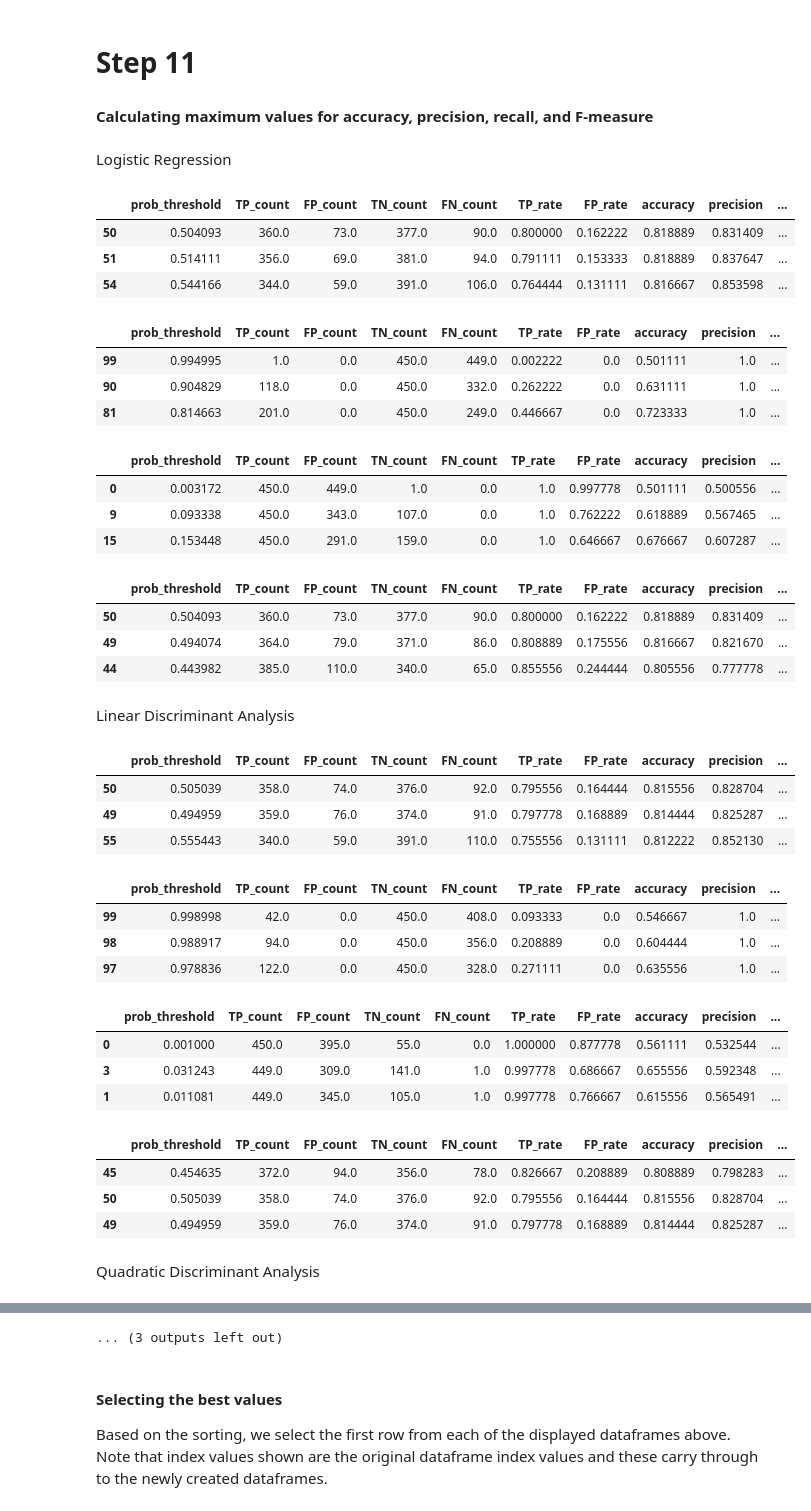
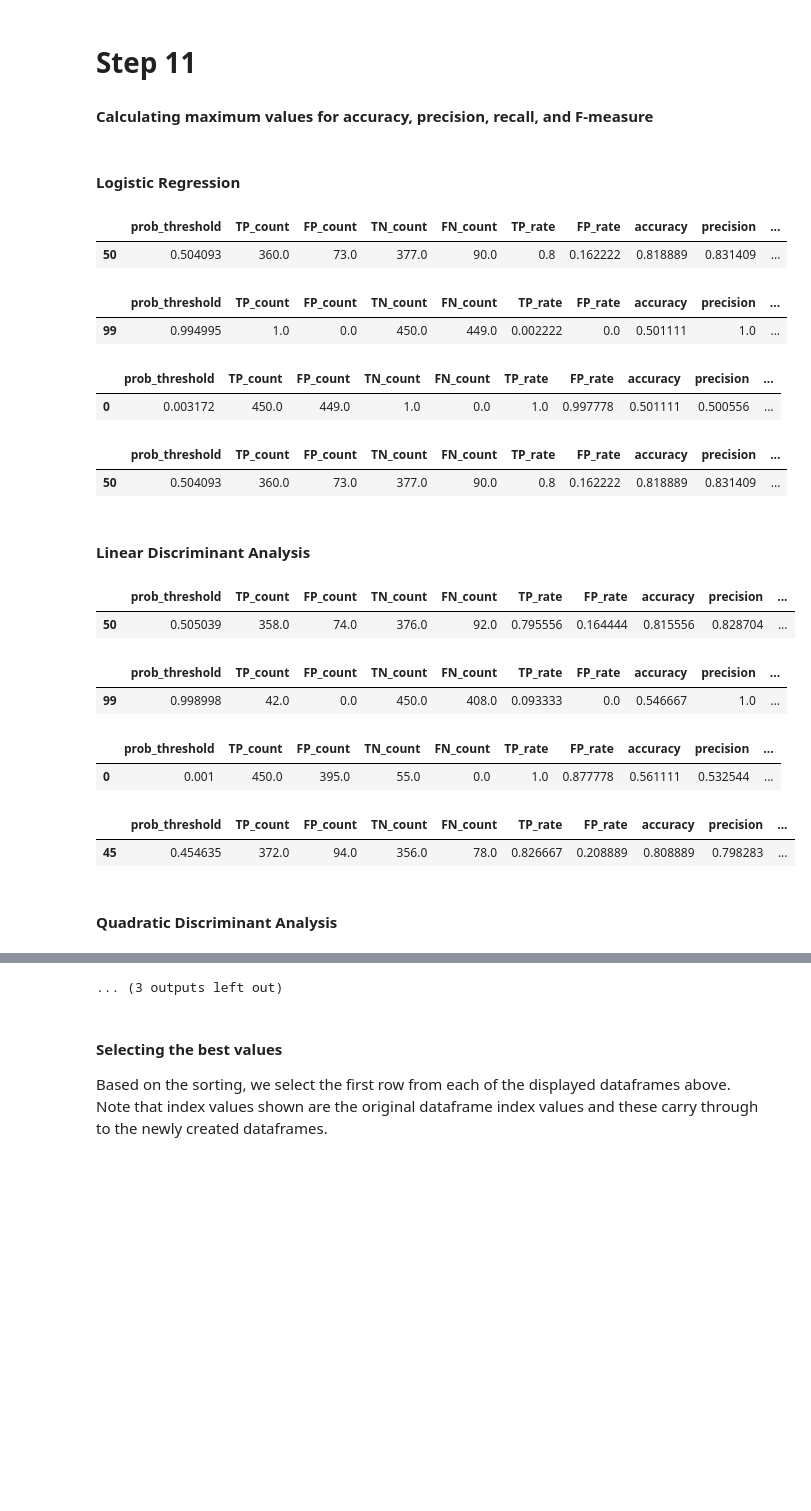
Before and after one commit to mwnewlin/AFIT, a Jupyter notebook: CSCE 623/code/HW2/NEWLIN_HW2.ipynb, the cells around one changed output, grey strips where cells are left out. Drawn from its saved outputs; the diff is of its cells as text; code cells hidden in the pictures; blank space fills up the shorter version.

```diff
--- a/CSCE 623/code/HW2/NEWLIN_HW2.ipynb
+++ b/CSCE 623/code/HW2/NEWLIN_HW2.ipynb
@@ -704,73 +689,57 @@ print(qda_area)
 #### Calculating maximum values for accuracy, precision, recall, and F-measure
 # %%
 # Logistic Regression Max values
-display(md("Logistic Regression"))
+display(md("#### Logistic Regression"))
 ROC_data_lr_acc = ROC_data_lr.sort_values(by='accuracy', ascending=False)
-display(ROC_data_lr_acc.head(3))
+display(ROC_data_lr_acc.head(1))
 ROC_data_lr_prec = ROC_data_lr.sort_values(by='precision', ascending=False)
-display(ROC_data_lr_prec.head(3))
+display(ROC_data_lr_prec.head(1))
 ROC_data_lr_recall = ROC_data_lr.sort_values(by='TP_rate', ascending=False)
-display(ROC_data_lr_recall.head(3))
+display(ROC_data_lr_recall.head(1))
 ROC_data_lr_f_measure = ROC_data_lr.sort_values(by='F-measure', ascending=False)
-display(ROC_data_lr_f_measure.head(3))
+display(ROC_data_lr_f_measure.head(1))
 print('\n')
 
 # Linear Discriminant Analysis Max values
-display(md("Linear Discriminant Analysis"))
+display(md("#### Linear Discriminant Analysis"))
 ROC_data_lda_acc = ROC_data_lda.sort_values(by='accuracy', ascending=False)
-display(ROC_data_lda_acc.head(3))
+display(ROC_data_lda_acc.head(1))
 ROC_data_lda_prec = ROC_data_lda.sort_values(by='precision', ascending=False)
-display(ROC_data_lda_prec.head(3))
+display(ROC_data_lda_prec.head(1))
 ROC_data_lda_recall = ROC_data_lda.sort_values(by='TP_rate', ascending=False)
-display(ROC_data_lda_recall.head(3))
+display(ROC_data_lda_recall.head(1))
 ROC_data_lda_f_measure = ROC_data_lda.sort_values(by='F-measure', ascending=False)
-display(ROC_data_lda_f_measure.head(3))
+display(ROC_data_lda_f_measure.head(1))
 print('\n')
 
 # Quadratic Discriminant Analysis Max values
-display(md("Quadratic Discriminant Analysis"))
+display(md("#### Quadratic Discriminant Analysis"))
 ROC_data_qda_acc = ROC_data_qda.sort_values(by='accuracy', ascending=False)
-display(ROC_data_qda_acc.head(3))
+display(ROC_data_qda_acc.head(1))
 ROC_data_qda_prec = ROC_data_qda.sort_values(by='precision', ascending=False)
-display(ROC_data_qda_prec.head(3))
+display(ROC_data_qda_prec.head(1))
 ROC_data_qda_recall = ROC_data_qda.sort_values(by='TP_rate', ascending=False)
-display(ROC_data_qda_recall.head(3))
+display(ROC_data_qda_recall.head(1))
 ROC_data_qda_f_measure = ROC_data_qda.sort_values(by='F-measure', ascending=False)
-display(ROC_data_qda_f_measure.head(3))
+display(ROC_data_qda_f_measure.head(1))
 # %% [output]
-Logistic Regression
+#### Logistic Regression
 |  | prob_threshold | TP_count | FP_count | TN_count | FN_count | TP_rate | FP_rate | accuracy | precision | ... |
-| 50 | 0.504093 | 360.0 | 73.0 | 377.0 | 90.0 | 0.800000 | 0.162222 | 0.818889 | 0.831409 | ... |
-| 51 | 0.514111 | 356.0 | 69.0 | 381.0 | 94.0 | 0.791111 | 0.153333 | 0.818889 | 0.837647 | ... |
-| 54 | 0.544166 | 344.0 | 59.0 | 391.0 | 106.0 | 0.764444 | 0.131111 | 0.816667 | 0.853598 | ... |
+| 50 | 0.504093 | 360.0 | 73.0 | 377.0 | 90.0 | 0.8 | 0.162222 | 0.818889 | 0.831409 | ... |
 |  | prob_threshold | TP_count | FP_count | TN_count | FN_count | TP_rate | FP_rate | accuracy | precision | ... |
 | 99 | 0.994995 | 1.0 | 0.0 | 450.0 | 449.0 | 0.002222 | 0.0 | 0.501111 | 1.0 | ... |
-| 90 | 0.904829 | 118.0 | 0.0 | 450.0 | 332.0 | 0.262222 | 0.0 | 0.631111 | 1.0 | ... |
-| 81 | 0.814663 | 201.0 | 0.0 | 450.0 | 249.0 | 0.446667 | 0.0 | 0.723333 | 1.0 | ... |
 |  | prob_threshold | TP_count | FP_count | TN_count | FN_count | TP_rate | FP_rate | accuracy | precision | ... |
 | 0 | 0.003172 | 450.0 | 449.0 | 1.0 | 0.0 | 1.0 | 0.997778 | 0.501111 | 0.500556 | ... |
-| 9 | 0.093338 | 450.0 | 343.0 | 107.0 | 0.0 | 1.0 | 0.762222 | 0.618889 | 0.567465 | ... |
-| 15 | 0.153448 | 450.0 | 291.0 | 159.0 | 0.0 | 1.0 | 0.646667 | 0.676667 | 0.607287 | ... |
 |  | prob_threshold | TP_count | FP_count | TN_count | FN_count | TP_rate | FP_rate | accuracy | precision | ... |
-| 50 | 0.504093 | 360.0 | 73.0 | 377.0 | 90.0 | 0.800000 | 0.162222 | 0.818889 | 0.831409 | ... |
-| 49 | 0.494074 | 364.0 | 79.0 | 371.0 | 86.0 | 0.808889 | 0.175556 | 0.816667 | 0.821670 | ... |
-| 44 | 0.443982 | 385.0 | 110.0 | 340.0 | 65.0 | 0.855556 | 0.244444 | 0.805556 | 0.777778 | ... |
+| 50 | 0.504093 | 360.0 | 73.0 | 377.0 | 90.0 | 0.8 | 0.162222 | 0.818889 | 0.831409 | ... |
-Linear Discriminant Analysis
+#### Linear Discriminant Analysis
 |  | prob_threshold | TP_count | FP_count | TN_count | FN_count | TP_rate | FP_rate | accuracy | precision | ... |
 | 50 | 0.505039 | 358.0 | 74.0 | 376.0 | 92.0 | 0.795556 | 0.164444 | 0.815556 | 0.828704 | ... |
-| 49 | 0.494959 | 359.0 | 76.0 | 374.0 | 91.0 | 0.797778 | 0.168889 | 0.814444 | 0.825287 | ... |
-| 55 | 0.555443 | 340.0 | 59.0 | 391.0 | 110.0 | 0.755556 | 0.131111 | 0.812222 | 0.852130 | ... |
 |  | prob_threshold | TP_count | FP_count | TN_count | FN_count | TP_rate | FP_rate | accuracy | precision | ... |
 | 99 | 0.998998 | 42.0 | 0.0 | 450.0 | 408.0 | 0.093333 | 0.0 | 0.546667 | 1.0 | ... |
-| 98 | 0.988917 | 94.0 | 0.0 | 450.0 | 356.0 | 0.208889 | 0.0 | 0.604444 | 1.0 | ... |
-| 97 | 0.978836 | 122.0 | 0.0 | 450.0 | 328.0 | 0.271111 | 0.0 | 0.635556 | 1.0 | ... |
 |  | prob_threshold | TP_count | FP_count | TN_count | FN_count | TP_rate | FP_rate | accuracy | precision | ... |
-| 0 | 0.001000 | 450.0 | 395.0 | 55.0 | 0.0 | 1.000000 | 0.877778 | 0.561111 | 0.532544 | ... |
-| 3 | 0.031243 | 449.0 | 309.0 | 141.0 | 1.0 | 0.997778 | 0.686667 | 0.655556 | 0.592348 | ... |
-| 1 | 0.011081 | 449.0 | 345.0 | 105.0 | 1.0 | 0.997778 | 0.766667 | 0.615556 | 0.565491 | ... |
+| 0 | 0.001 | 450.0 | 395.0 | 55.0 | 0.0 | 1.0 | 0.877778 | 0.561111 | 0.532544 | ... |
 |  | prob_threshold | TP_count | FP_count | TN_count | FN_count | TP_rate | FP_rate | accuracy | precision | ... |
 | 45 | 0.454635 | 372.0 | 94.0 | 356.0 | 78.0 | 0.826667 | 0.208889 | 0.808889 | 0.798283 | ... |
-| 50 | 0.505039 | 358.0 | 74.0 | 376.0 | 92.0 | 0.795556 | 0.164444 | 0.815556 | 0.828704 | ... |
-| 49 | 0.494959 | 359.0 | 76.0 | 374.0 | 91.0 | 0.797778 | 0.168889 | 0.814444 | 0.825287 | ... |
-Quadratic Discriminant Analysis
+#### Quadratic Discriminant Analysis
 |  | prob_threshold | TP_count | FP_count | TN_count | FN_count | TP_rate | FP_rate | accuracy | precision | ... |
```
Also changed, not shown: parts of 28 cells of this notebook.
